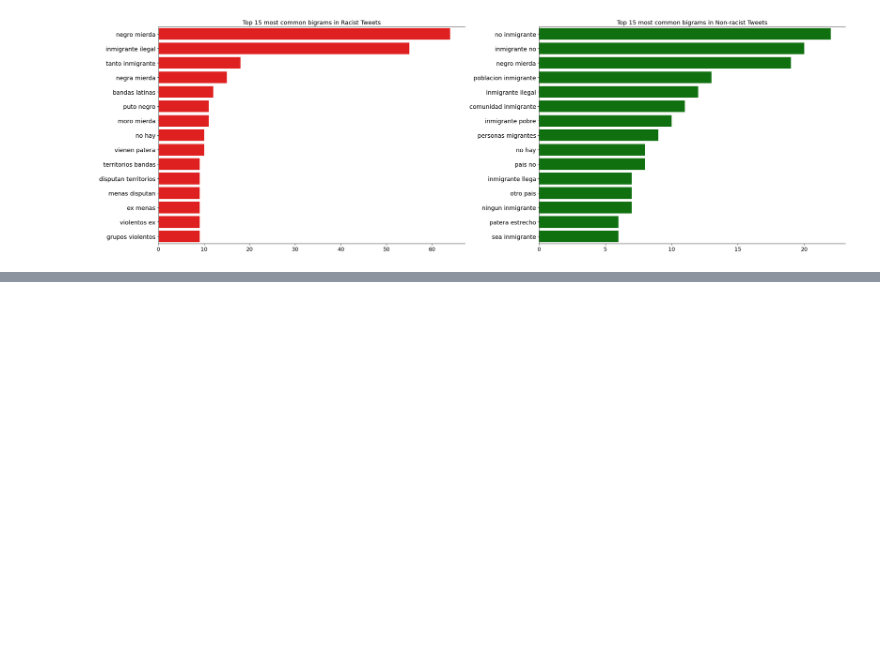
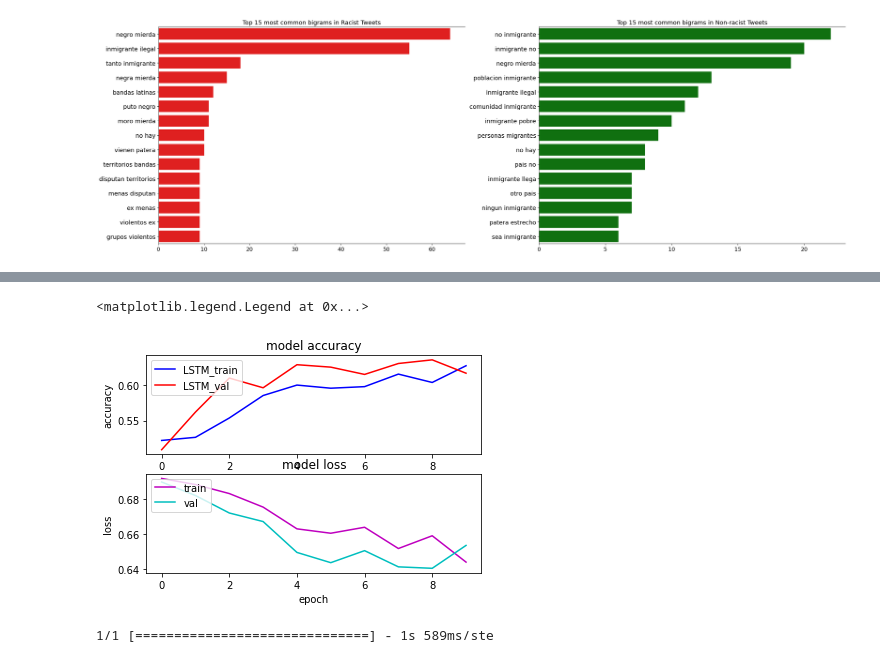
Before and after one commit to jabenitez88/Detecting-racism-and-xenophobia-using-deep-learning-models-CNN-LSTM-BERT, a Jupyter notebook: jupyter/lstm.ipynb, the cells around one changed output, grey strips where cells are left out. Saved outputs shown, nothing was run; the diff lists cells and outputs as text; code cells hidden in the pictures; blank space fills up the shorter version.

Commit message:
LSTM first version finished

```diff
--- a/jupyter/lstm.ipynb
+++ b/jupyter/lstm.ipynb
@@ -278,0 +364,24 @@ plt.show()
+# %%
+embedding_layer = tf.keras.layers.Embedding(vocab_size,
+                                          EMBEDDING_DIM,
+                                          weights=[embedding_matrix],
+                                          input_length=MAX_SEQUENCE_LENGTH,
+                                          trainable=False)
+# %%
+sequence_input = Input(shape=(MAX_SEQUENCE_LENGTH,), dtype='int32')
+embedding_sequences = embedding_layer(sequence_input)
+x = SpatialDropout1D(0.2)(embedding_sequences)
+x = Conv1D(64, 5, activation='relu')(x)
+x = Bidirectional(LSTM(64, dropout=0.2, recurrent_dropout=0.2))(x)
+x = Dense(512, activation='relu')(x)
+x = Dropout(0.5)(x)
+x = Dense(512, activation='relu')(x)
+outputs = Dense(1, activation='sigmoid')(x)
+model = tf.keras.Model(sequence_input, outputs)
+# %%
+model.compile(optimizer=Adam(learning_rate=LR), loss='binary_crossentropy',
+              metrics=['accuracy'])
+ReduceLROnPlateau = ReduceLROnPlateau(factor=0.1,
+                                     min_lr = 0.01,
+                                     monitor = 'val_loss',
+                                     verbose = 1)
@@ -278,0 +395,3 @@ plt.show()
+# %%
+history = model.fit(x_train, y_train, batch_size=BATCH_SIZE, epochs=EPOCHS,
+                    validation_data=(x_test, y_test), callbacks=[ReduceLROnPlateau])
@@ -278,0 +419,27 @@ plt.show()
+# %%
+s, (at, al) = plt.subplots(2,1)
+at.plot(history.history['accuracy'], c= 'b')
+at.plot(history.history['val_accuracy'], c='r')
+at.set_title('model accuracy')
+at.set_ylabel('accuracy')
+at.set_xlabel('epoch')
+at.legend(['LSTM_train', 'LSTM_val'], loc='upper left')
+
+al.plot(history.history['loss'], c='m')
+al.plot(history.history['val_loss'], c='c')
+al.set_title('model loss')
+al.set_ylabel('loss')
+al.set_xlabel('epoch')
+al.legend(['train', 'val'], loc = 'upper left')
+# %% [output]
+<matplotlib.legend.Legend at 0x...>
+[figure, added]
+# %%
+def decode_sentiment(score):
+    return 1 if score>0.5 else 0
+
+
+scores = model.predict(x_test, verbose=1, batch_size=10000)
+y_pred_1d = [decode_sentiment(score) for score in scores]
+# %% [output]
+1/1 [==============================] - 1s 589ms/ste
```
Also changed, not shown: parts of 14 cells of this notebook, 1 other file.
